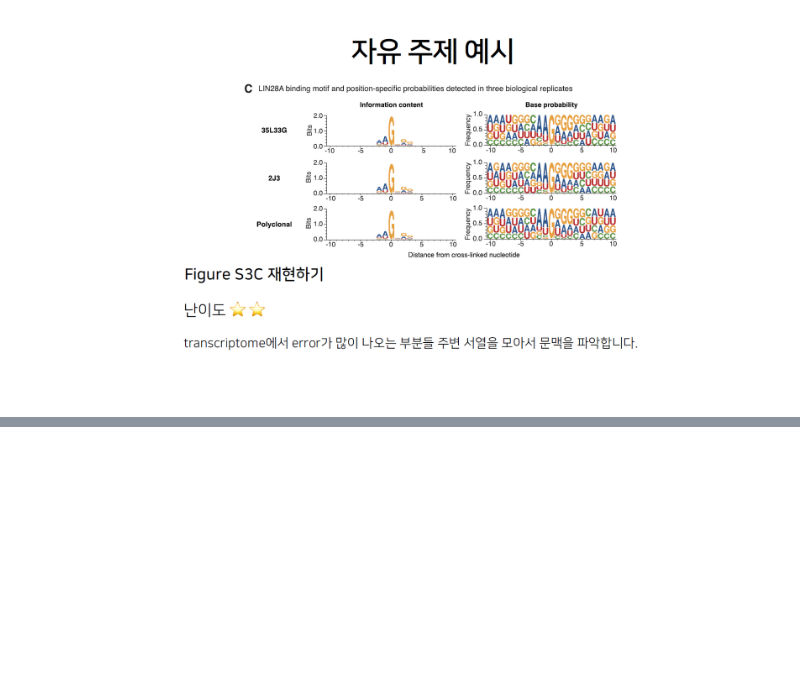
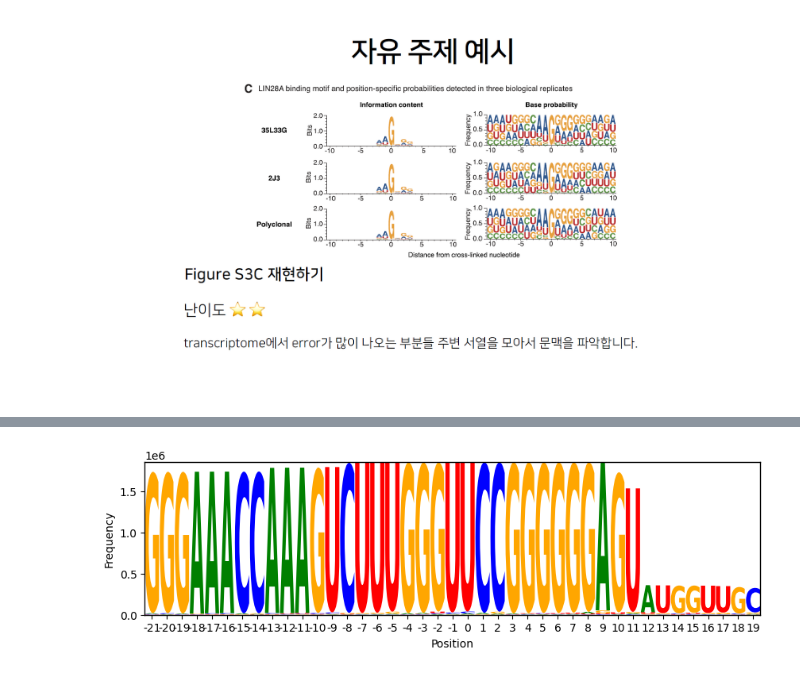
Before and after one commit to LunaJang/2024-Bioinfo-1, a Jupyter notebook: Project/CoLab_FinalProj_2024(2022-38072).ipynb, the cells around one changed output, grey strips where cells are left out. Drawn from its saved outputs; the diff is of its cells as text; code cells hidden in the pictures; blank space fills up the shorter version.

```diff
--- a/Project/CoLab_FinalProj_2024(2022-38072).ipynb
+++ b/Project/CoLab_FinalProj_2024(2022-38072).ipynb
@@ -270,0 +117,4 @@ plt.show()
+# %%
+for i, read in enumerate(bamfile):
+    print(read)
+    if i == 5: break
@@ -270,0 +210,25 @@ plt.show()
+# %%
+# 각 위치의 빈도를 데이터프레임으로 변환
+positions = range(-21, 20)
+bases = ['C', 'U', 'G', 'A']
+data_matrix = {base: [] for base in bases}
+
+for pos_data in motif:
+    for base in bases:
+        data_matrix[base].append(pos_data.get(base, 0))
+
+# 데이터프레임 생성
+df = pd.DataFrame(data_matrix, index=positions)
+
+# 염기서열 로고 플롯 그리기
+logo = logomaker.Logo(df, shade_below=.5, fade_below=.5)
+
+# 축 설정
+logo.style_xticks(anchor=0, spacing=1)
+logo.style_spines(visible=True)
+logo.ax.set_ylabel('Frequency')
+logo.ax.set_xlabel('Position')
+
+plt.show()
+# %% [output]
+[figure, added]
```
Also changed, not shown: parts of 18 cells of this notebook.
